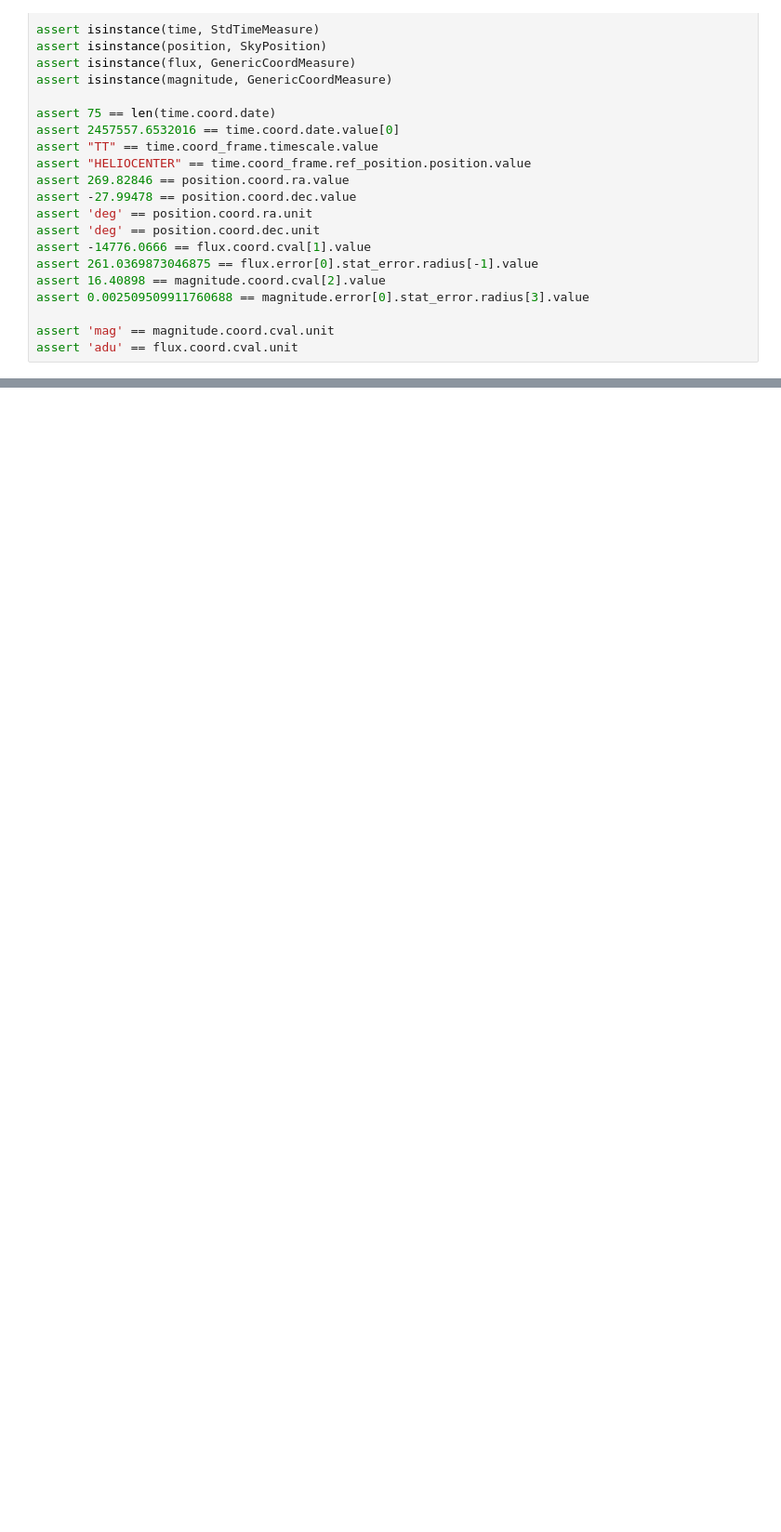
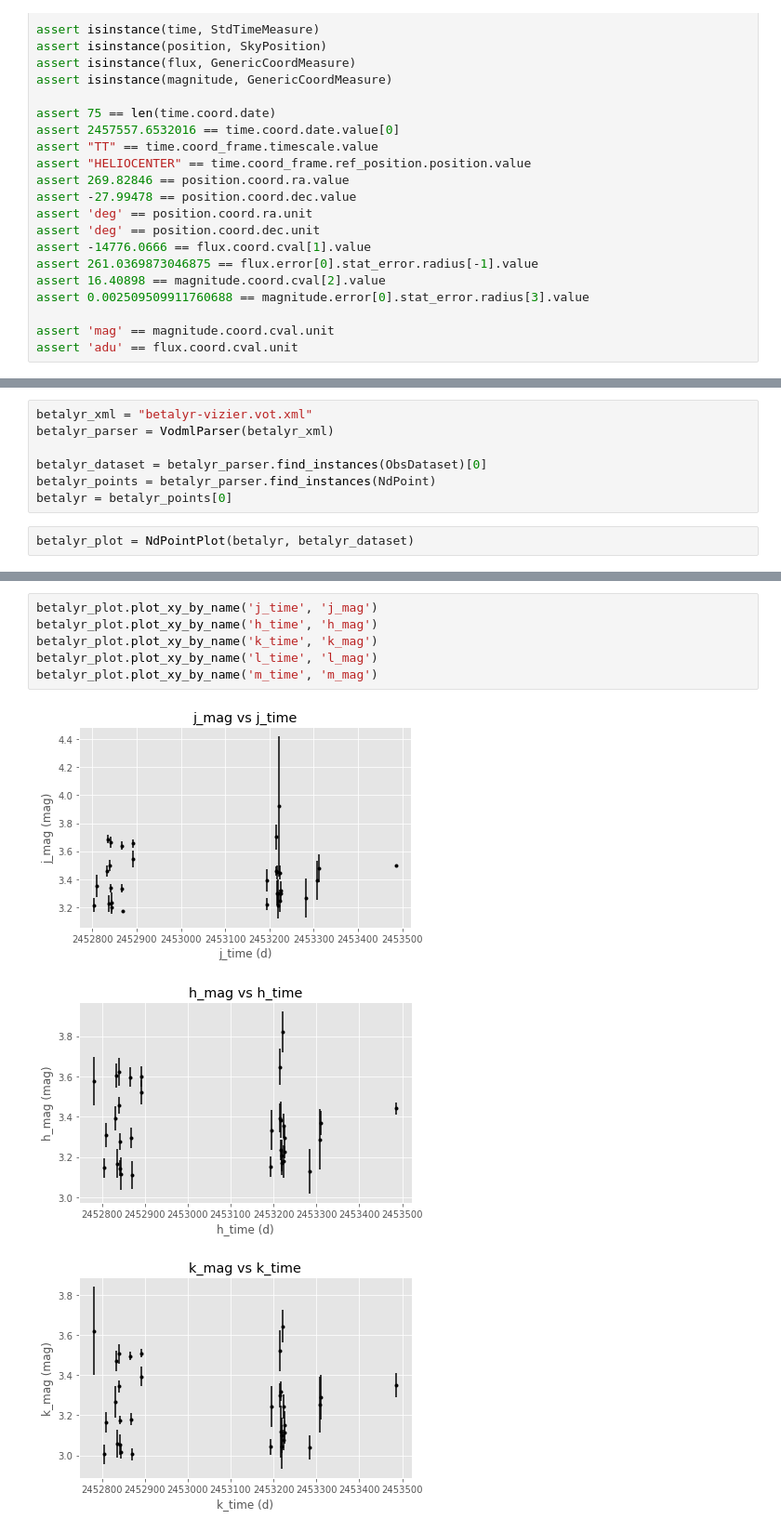
Before and after one commit to mcdittmar/ivoa-dm-examples, a Jupyter notebook: notebooks/Demo.ipynb, the cells around one changed output, grey strips where cells are left out. Shown at 93% size. Saved outputs shown, nothing was run; the diff lists cells and outputs as text; blank space fills up the shorter version.

Commit message:
add betalyr vizier example, update demo notebook

```diff
--- a/notebooks/Demo.ipynb
+++ b/notebooks/Demo.ipynb
@@ -1025,0 +1089,9 @@ assert 'adu' == flux.coord.cval.unit
+# %%
+betalyr_xml = "betalyr-vizier.vot.xml"
+betalyr_parser = VodmlParser(betalyr_xml)
+
+betalyr_dataset = betalyr_parser.find_instances(ObsDataset)[0]
+betalyr_points = betalyr_parser.find_instances(NdPoint)
+betalyr = betalyr_points[0]
+# %%
+betalyr_plot = NdPointPlot(betalyr, betalyr_dataset)
@@ -1025,0 +1106,10 @@ assert 'adu' == flux.coord.cval.unit
+# %%
+betalyr_plot.plot_xy_by_name('j_time', 'j_mag')
+betalyr_plot.plot_xy_by_name('h_time', 'h_mag')
+betalyr_plot.plot_xy_by_name('k_time', 'k_mag')
+betalyr_plot.plot_xy_by_name('l_time', 'l_mag')
+betalyr_plot.plot_xy_by_name('m_time', 'm_mag')
+# %% [output]
+[figure, added]
+[figure, added]
+[figure, added]
```
Also changed, not shown: parts of 10 cells of this notebook, 4 other files.
